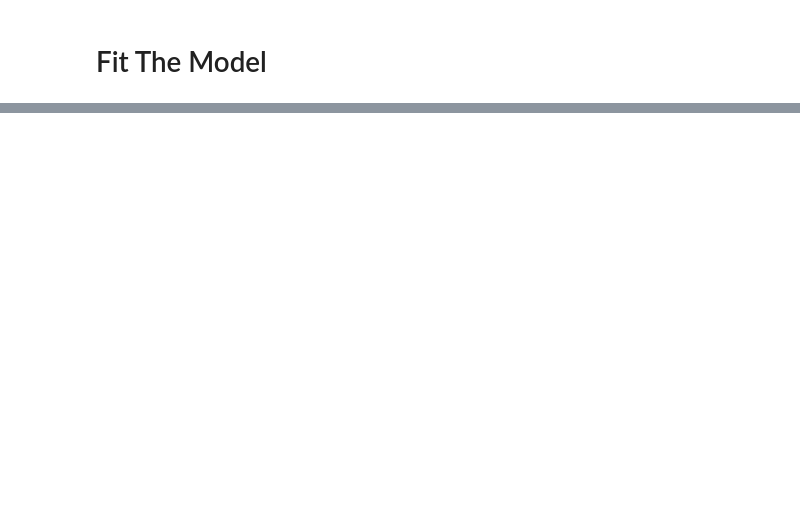
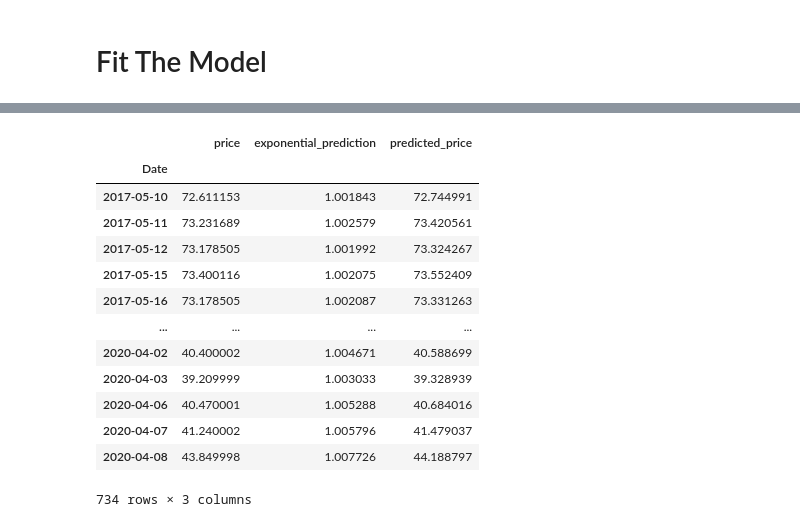
Before and after one commit to AHalarewicz/TimeSeriesAnalysis, a Jupyter notebook: notebooks/LSTM_predictions.ipynb, the cells around one changed output, grey strips where cells are left out. Cells and saved outputs as stored; diff of their text form; code cells hidden in the pictures; blank space fills up the shorter version.

```diff
--- a/notebooks/LSTM_predictions.ipynb
+++ b/notebooks/LSTM_predictions.ipynb
@@ -206,0 +245,3 @@ Epoch 2/2
+# %%
+# Make Predictions
+predictions = model.predict(X_test)
@@ -206,0 +338,34 @@ Epoch 2/2
+# %%
+# Create DataFrame to Hold vizualization data
+viz_df = raw_data[['Adj Close']]
+viz_df.columns = ['price']
+viz_df
+
+
+viz_df = viz_df.dropna()
+viz_df = viz_df.iloc[len(X_train)+5:-1]
+
+
+predictions_df = pd.DataFrame(exponential_predictions)
+predictions_df.index = viz_df.index
+predictions_df.columns = ['exp_preds']
+predictions_df
+
+viz_df['exponential_prediction'] = predictions_df.exp_preds
+
+viz_df['predicted_price'] = viz_df.price * viz_df.exponential_prediction
+# %% [output]
+|  | price | exponential_prediction | predicted_price |
+| Date |  |  |  |
+| 2017-05-10 | 72.611153 | 1.001843 | 72.744991 |
+| 2017-05-11 | 73.231689 | 1.002579 | 73.420561 |
+| 2017-05-12 | 73.178505 | 1.001992 | 73.324267 |
+| 2017-05-15 | 73.400116 | 1.002075 | 73.552409 |
+| 2017-05-16 | 73.178505 | 1.002087 | 73.331263 |
+| ... | ... | ... | ... |
+| 2020-04-02 | 40.400002 | 1.004671 | 40.588699 |
+| 2020-04-03 | 39.209999 | 1.003033 | 39.328939 |
+| 2020-04-06 | 40.470001 | 1.005288 | 40.684016 |
+| 2020-04-07 | 41.240002 | 1.005796 | 41.479037 |
+| 2020-04-08 | 43.849998 | 1.007726 | 44.188797 |
+734 rows × 3 columns
```
Also changed, not shown: parts of 22 cells of this notebook, 1 other file.
